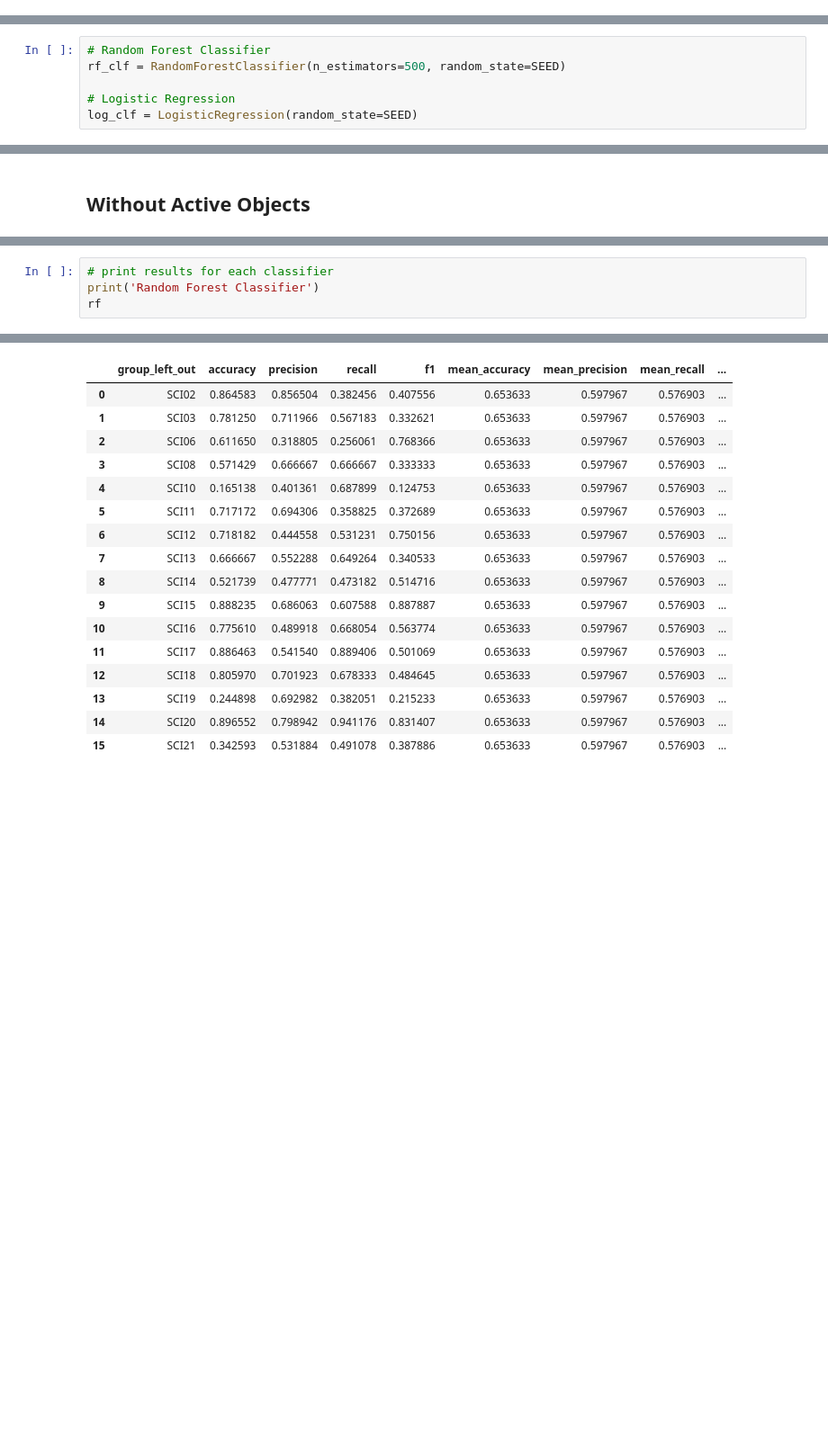
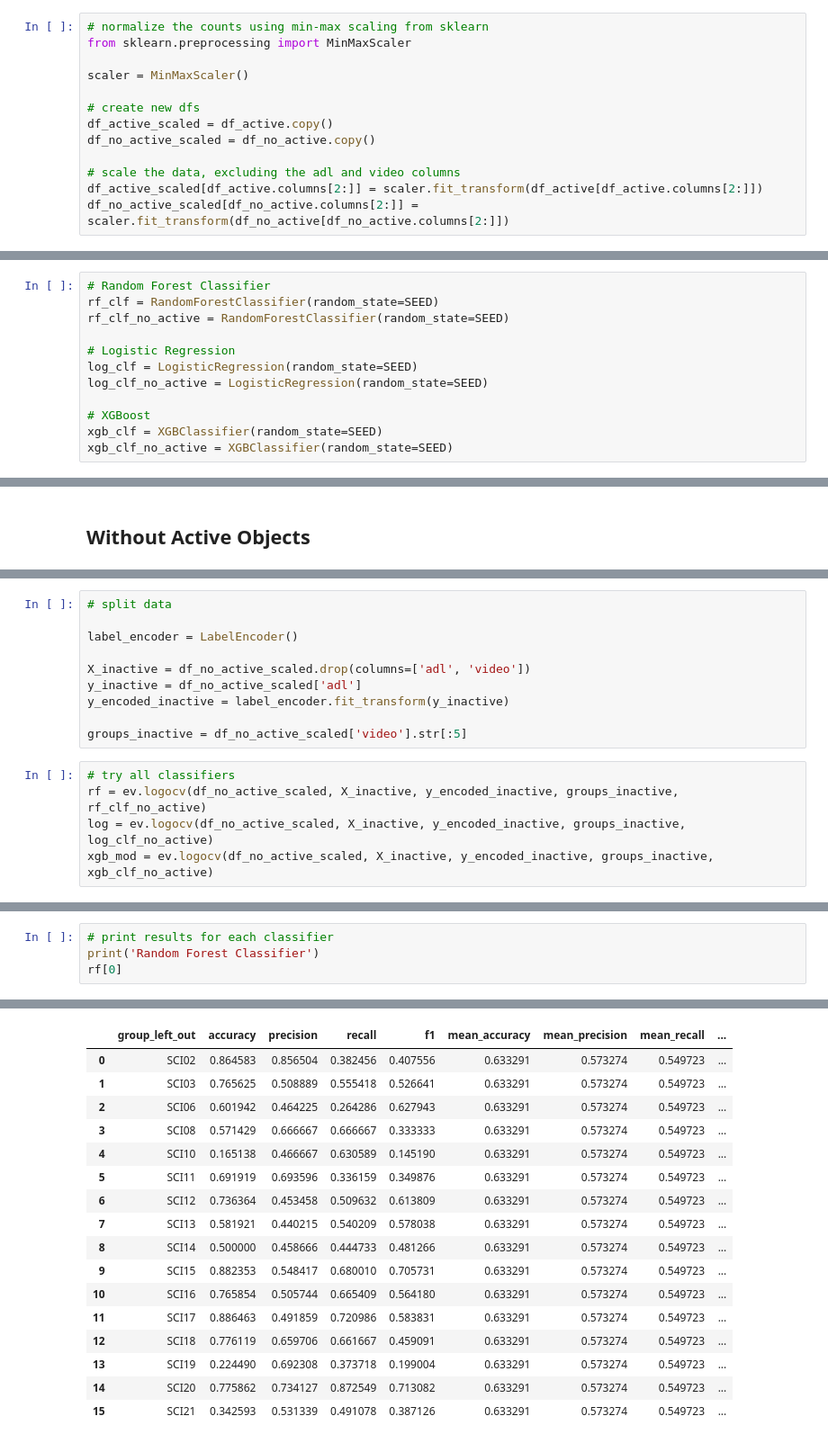
Before and after one commit to adeshkadambi/EgoVizML, a Jupyter notebook: analysis/3_adl_recognition_counts.ipynb, the cells around one changed output, grey strips where cells are left out. Shown: that part at 90% size. Cells and saved outputs as stored; diff of their text form; blank space fills up the shorter version.

```diff
--- a/analysis/3_adl_recognition_counts.ipynb
+++ b/analysis/3_adl_recognition_counts.ipynb
@@ -57,3 +58,16 @@ df_no_active = df_active.drop(columns=[col for col in df_active.columns if 'acti
 | 3 | SCI02-1--12 | meal-preparation-cleanup | 0.0 | 0.0 | 8.0 | 3.0 | ... |
 | 4 | SCI02-1--2 | meal-preparation-cleanup | 10.0 | 4.0 | 6.0 | 2.0 | ... |
 5 rows × 31 columns
+# %%
+# normalize the counts using min-max scaling from sklearn
+from sklearn.preprocessing import MinMaxScaler
+
+scaler = MinMaxScaler()
+
+# create new dfs
+df_active_scaled = df_active.copy()
+df_no_active_scaled = df_no_active.copy()
+
+# scale the data, excluding the adl and video columns
+df_active_scaled[df_active.columns[2:]] = scaler.fit_transform(df_active[df_active.columns[2:]])
+df_no_active_scaled[df_no_active.columns[2:]] = scaler.fit_transform(df_no_active[df_no_active.columns[2:]])
@@ -61,10 +105,16 @@ df_no_active = df_active.drop(columns=[col for col in df_active.columns if 'acti
 ## Classifiers
 # %%
 # Random Forest Classifier
-rf_clf = RandomForestClassifier(n_estimators=500, random_state=SEED)
+rf_clf = RandomForestClassifier(random_state=SEED)
+rf_clf_no_active = RandomForestClassifier(random_state=SEED)
 
 # Logistic Regression
 log_clf = LogisticRegression(random_state=SEED)
+log_clf_no_active = LogisticRegression(random_state=SEED)
+
+# XGBoost
+xgb_clf = XGBClassifier(random_state=SEED)
+xgb_clf_no_active = XGBClassifier(random_state=SEED)
 # %% [markdown]
 ## With Active Objects
 # %%
@@ -256,0 +198,15 @@ Please also refer to the documentation for alternative solver options:
+# %%
+# split data
+
+label_encoder = LabelEncoder()
+
+X_inactive = df_no_active_scaled.drop(columns=['adl', 'video'])
+y_inactive = df_no_active_scaled['adl']
+y_encoded_inactive = label_encoder.fit_transform(y_inactive)
+
+groups_inactive = df_no_active_scaled['video'].str[:5]
+# %%
+# try all classifiers
+rf = ev.logocv(df_no_active_scaled, X_inactive, y_encoded_inactive, groups_inactive, rf_clf_no_active)
+log = ev.logocv(df_no_active_scaled, X_inactive, y_encoded_inactive, groups_inactive, log_clf_no_active)
+xgb_mod = ev.logocv(df_no_active_scaled, X_inactive, y_encoded_inactive, groups_inactive, xgb_clf_no_active)
@@ -257,25 +217,25 @@ Please also refer to the documentation for alternative solver options:
 # %%
 # print results for each classifier
 print('Random Forest Classifier')
-rf
+rf[0]
 # %% [output]
 Random Forest Classifier
 |  | group_left_out | accuracy | precision | recall | f1 | mean_accuracy | mean_precision | mean_recall | ... |
-| 0 | SCI02 | 0.864583 | 0.856504 | 0.382456 | 0.407556 | 0.653633 | 0.597967 | 0.576903 | ... |
-| 1 | SCI03 | 0.781250 | 0.711966 | 0.567183 | 0.332621 | 0.653633 | 0.597967 | 0.576903 | ... |
-| 2 | SCI06 | 0.611650 | 0.318805 | 0.256061 | 0.768366 | 0.653633 | 0.597967 | 0.576903 | ... |
-| 3 | SCI08 | 0.571429 | 0.666667 | 0.666667 | 0.333333 | 0.653633 | 0.597967 | 0.576903 | ... |
-| 4 | SCI10 | 0.165138 | 0.401361 | 0.687899 | 0.124753 | 0.653633 | 0.597967 | 0.576903 | ... |
-| 5 | SCI11 | 0.717172 | 0.694306 | 0.358825 | 0.372689 | 0.653633 | 0.597967 | 0.576903 | ... |
-| 6 | SCI12 | 0.718182 | 0.444558 | 0.531231 | 0.750156 | 0.653633 | 0.597967 | 0.576903 | ... |
-| 7 | SCI13 | 0.666667 | 0.552288 | 0.649264 | 0.340533 | 0.653633 | 0.597967 | 0.576903 | ... |
-| 8 | SCI14 | 0.521739 | 0.477771 | 0.473182 | 0.514716 | 0.653633 | 0.597967 | 0.576903 | ... |
-| 9 | SCI15 | 0.888235 | 0.686063 | 0.607588 | 0.887887 | 0.653633 | 0.597967 | 0.576903 | ... |
-| 10 | SCI16 | 0.775610 | 0.489918 | 0.668054 | 0.563774 | 0.653633 | 0.597967 | 0.576903 | ... |
-| 11 | SCI17 | 0.886463 | 0.541540 | 0.889406 | 0.501069 | 0.653633 | 0.597967 | 0.576903 | ... |
-| 12 | SCI18 | 0.805970 | 0.701923 | 0.678333 | 0.484645 | 0.653633 | 0.597967 | 0.576903 | ... |
-| 13 | SCI19 | 0.244898 | 0.692982 | 0.382051 | 0.215233 | 0.653633 | 0.597967 | 0.576903 | ... |
-| 14 | SCI20 | 0.896552 | 0.798942 | 0.941176 | 0.831407 | 0.653633 | 0.597967 | 0.576903 | ... |
-| 15 | SCI21 | 0.342593 | 0.531884 | 0.491078 | 0.387886 | 0.653633 | 0.597967 | 0.576903 | ... |
+| 0 | SCI02 | 0.864583 | 0.856504 | 0.382456 | 0.407556 | 0.633291 | 0.573274 | 0.549723 | ... |
+| 1 | SCI03 | 0.765625 | 0.508889 | 0.555418 | 0.526641 | 0.633291 | 0.573274 | 0.549723 | ... |
+| 2 | SCI06 | 0.601942 | 0.464225 | 0.264286 | 0.627943 | 0.633291 | 0.573274 | 0.549723 | ... |
+| 3 | SCI08 | 0.571429 | 0.666667 | 0.666667 | 0.333333 | 0.633291 | 0.573274 | 0.549723 | ... |
+| 4 | SCI10 | 0.165138 | 0.466667 | 0.630589 | 0.145190 | 0.633291 | 0.573274 | 0.549723 | ... |
+| 5 | SCI11 | 0.691919 | 0.693596 | 0.336159 | 0.349876 | 0.633291 | 0.573274 | 0.549723 | ... |
+| 6 | SCI12 | 0.736364 | 0.453458 | 0.509632 | 0.613809 | 0.633291 | 0.573274 | 0.549723 | ... |
+| 7 | SCI13 | 0.581921 | 0.440215 | 0.540209 | 0.578038 | 0.633291 | 0.573274 | 0.549723 | ... |
+| 8 | SCI14 | 0.500000 | 0.458666 | 0.444733 | 0.481266 | 0.633291 | 0.573274 | 0.549723 | ... |
+| 9 | SCI15 | 0.882353 | 0.548417 | 0.680010 | 0.705731 | 0.633291 | 0.573274 | 0.549723 | ... |
+| 10 | SCI16 | 0.765854 | 0.505744 | 0.665409 | 0.564180 | 0.633291 | 0.573274 | 0.549723 | ... |
+| 11 | SCI17 | 0.886463 | 0.491859 | 0.720986 | 0.583831 | 0.633291 | 0.573274 | 0.549723 | ... |
+| 12 | SCI18 | 0.776119 | 0.659706 | 0.661667 | 0.459091 | 0.633291 | 0.573274 | 0.549723 | ... |
+| 13 | SCI19 | 0.224490 | 0.692308 | 0.373718 | 0.199004 | 0.633291 | 0.573274 | 0.549723 | ... |
+| 14 | SCI20 | 0.775862 | 0.734127 | 0.872549 | 0.713082 | 0.633291 | 0.573274 | 0.549723 | ... |
+| 15 | SCI21 | 0.342593 | 0.531339 | 0.491078 | 0.387126 | 0.633291 | 0.573274 | 0.549723 | ... |
 # %%
 print('Logistic Regression')
```
Also changed, not shown: parts of 15 cells of this notebook, 1 other file.
